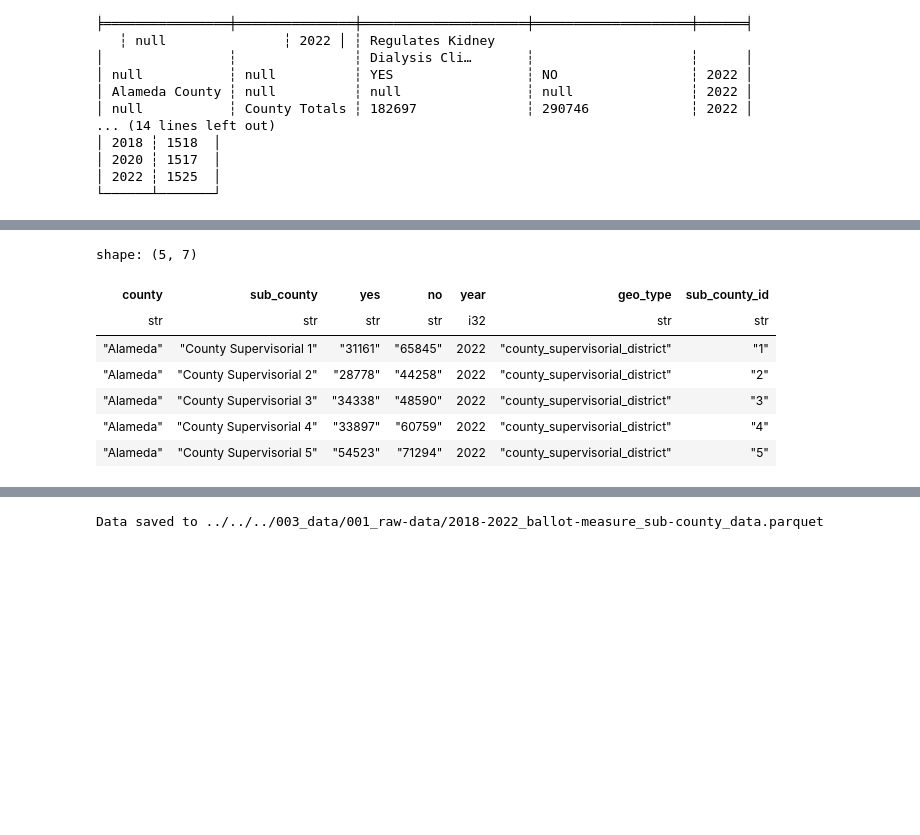
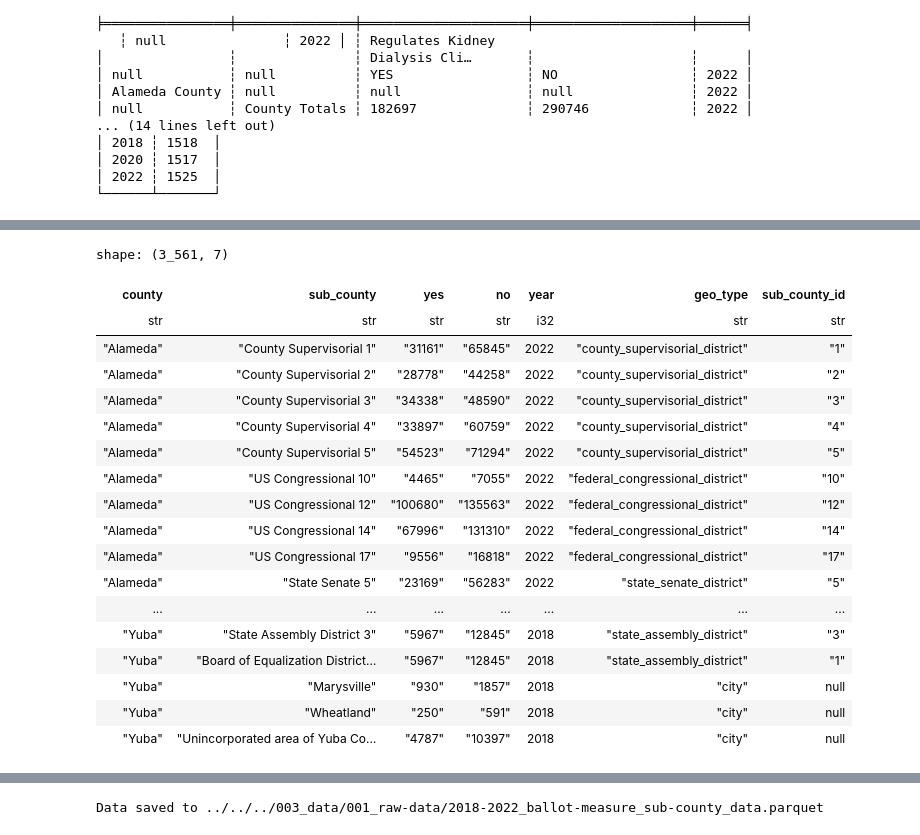
Before and after one commit to MichaelPaulLight/milestone_1, a Jupyter notebook: 004_data-processing-scripts/001_import-raw-data/michael/import-raw-data_sos_ballot-measure-votes.ipynb, the cells around one changed output, grey strips where cells are left out. Drawn from its saved outputs; the diff is of its cells as text; code cells hidden in the pictures; blank space fills up the shorter version.

```diff
--- a/004_data-processing-scripts/001_import-raw-data/michael/import-raw-data_sos_ballot-measure-votes.ipynb
+++ b/004_data-processing-scripts/001_import-raw-data/michael/import-raw-data_sos_ballot-measure-votes.ipynb
@@ -197,16 +219,27 @@ shape: (1, 7)
 | i64 | i64 | i64 | object | object | ... |
 | 4560 | 3561 | 999 | shape: (1, 1) ┌──────────┐ │ geo_... | shape: (1, 1) ┌──────────┐ │ geo_... | ... |
 # %%
-df_cleaned.head()
+df_cleaned
 # %% [output]
-shape: (5, 7)
+shape: (3_561, 7)
 | county | sub_county | yes | no | year | geo_type | sub_county_id |
 | str | str | str | str | i32 | str | str |
 | "Alameda" | "County Supervisorial 1" | "31161" | "65845" | 2022 | "county_supervisorial_district" | "1" |
 | "Alameda" | "County Supervisorial 2" | "28778" | "44258" | 2022 | "county_supervisorial_district" | "2" |
 | "Alameda" | "County Supervisorial 3" | "34338" | "48590" | 2022 | "county_supervisorial_district" | "3" |
 | "Alameda" | "County Supervisorial 4" | "33897" | "60759" | 2022 | "county_supervisorial_district" | "4" |
 | "Alameda" | "County Supervisorial 5" | "54523" | "71294" | 2022 | "county_supervisorial_district" | "5" |
+| "Alameda" | "US Congressional 10" | "4465" | "7055" | 2022 | "federal_congressional_district" | "10" |
+| "Alameda" | "US Congressional 12" | "100680" | "135563" | 2022 | "federal_congressional_district" | "12" |
+| "Alameda" | "US Congressional 14" | "67996" | "131310" | 2022 | "federal_congressional_district" | "14" |
+| "Alameda" | "US Congressional 17" | "9556" | "16818" | 2022 | "federal_congressional_district" | "17" |
+| "Alameda" | "State Senate 5" | "23169" | "56283" | 2022 | "state_senate_district" | "5" |
+| ... | ... | ... | ... | ... | ... | ... |
+| "Yuba" | "State Assembly District 3" | "5967" | "12845" | 2018 | "state_assembly_district" | "3" |
+| "Yuba" | "Board of Equalization District… | "5967" | "12845" | 2018 | "state_assembly_district" | "1" |
+| "Yuba" | "Marysville" | "930" | "1857" | 2018 | "city" | null |
+| "Yuba" | "Wheatland" | "250" | "591" | 2018 | "city" | null |
+| "Yuba" | "Unincorporated area of Yuba Co… | "4787" | "10397" | 2018 | "city" | null |
 # %%
 # Unpivoting the data so it's in "tidy" format
 # Tidy essentially means  each variable has its own column, and each observation has its own row
```
Also changed, not shown: parts of 4 cells of this notebook.
